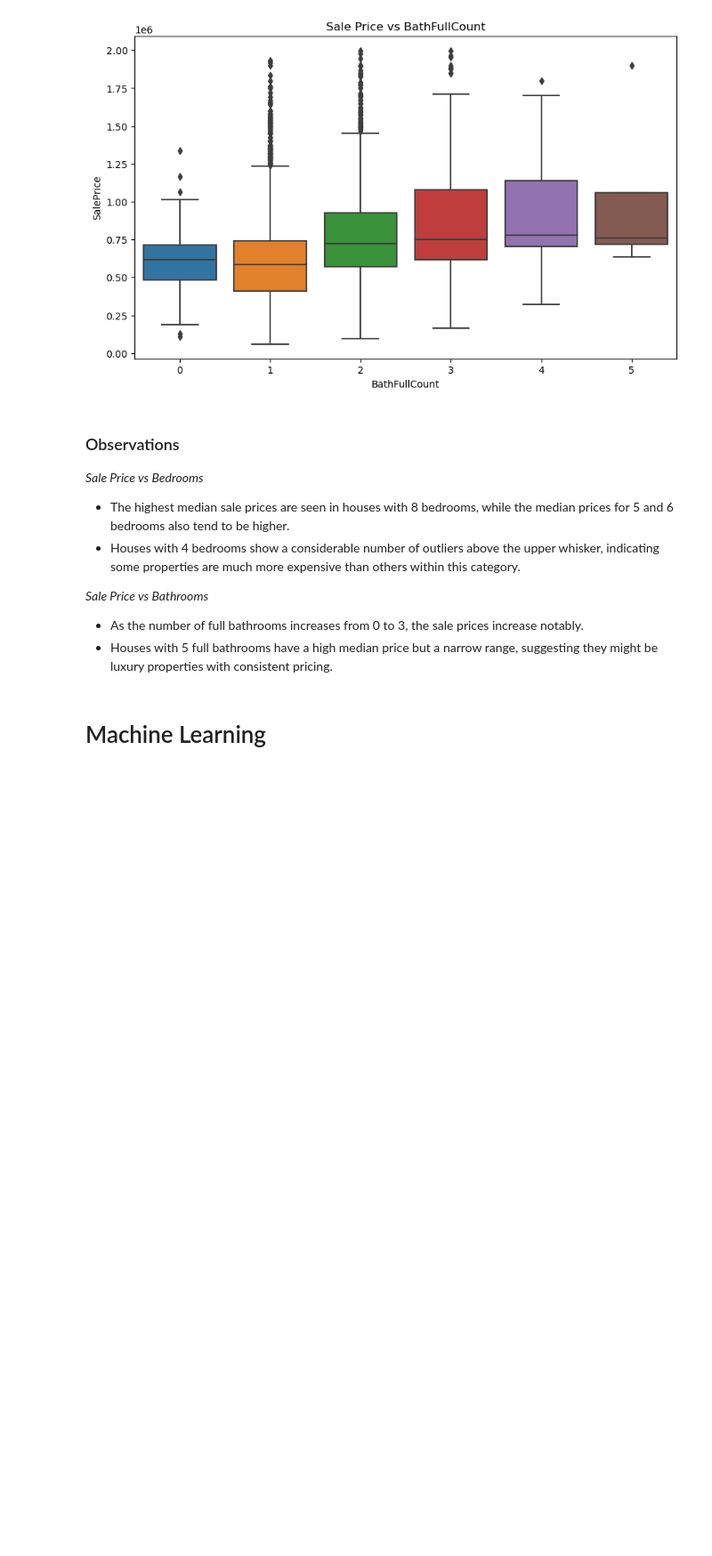
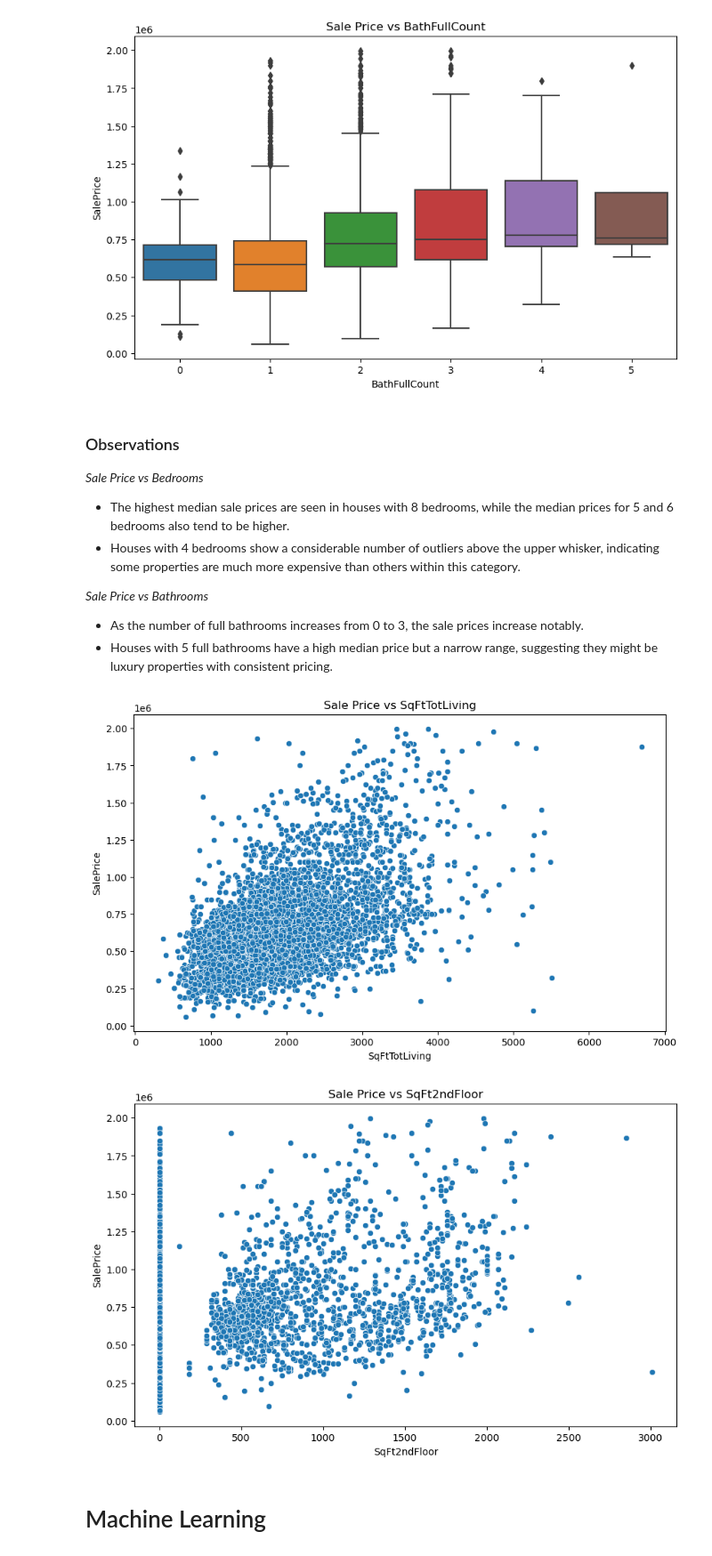
Before and after one commit to shintaronakamura28/Housing_sale_price_prediction, a Jupyter notebook: housing.ipynb, the cells around one changed output. Shown at 89% size. Cells and saved outputs as stored; diff of their text form; code cells hidden in the pictures; blank space fills up the shorter version.

```diff
--- a/housing.ipynb
+++ b/housing.ipynb
@@ -272,7 +298,7 @@ plt.show()
 - There is a peak around $500,000, indicating that this price range has the highest frequency of sales.
 - The highest frequency of sale prices falls between $400,000 and $600,000, indicating that most houses are sold within this range.
 # %%
-categorical_features = ['Bedrooms', 'BathFullCount']
+categorical_features = ['Bedrooms', 'BathFullCount',]
 for feature in categorical_features:
     plt.figure(figsize=(10, 6))
     sn.boxplot(x=df[feature], y=df['SalePrice'])
@@ -292,6 +318,18 @@ for feature in categorical_features:
 *Sale Price vs Bathrooms*
 - As the number of full bathrooms increases from 0 to 3, the sale prices increase notably.
 - Houses with 5 full bathrooms have a high median price but a narrow range, suggesting they might be luxury properties with consistent pricing.
+# %%
+numerical_features = ['SqFtTotLiving', 'SqFt2ndFloor']
+for feature in numerical_features:
+    plt.figure(figsize=(10, 6))
+    sn.scatterplot(x=df[feature], y=df['SalePrice'])
+    plt.title(f'Sale Price vs {feature}')
+    plt.xlabel(feature)
+    plt.ylabel('SalePrice')
+    plt.show()
+# %% [output]
+[figure, added]
+[figure, added]
 # %% [markdown]
 # Machine Learning
 # %%
```
Also changed, not shown: parts of 12 cells of this notebook.
